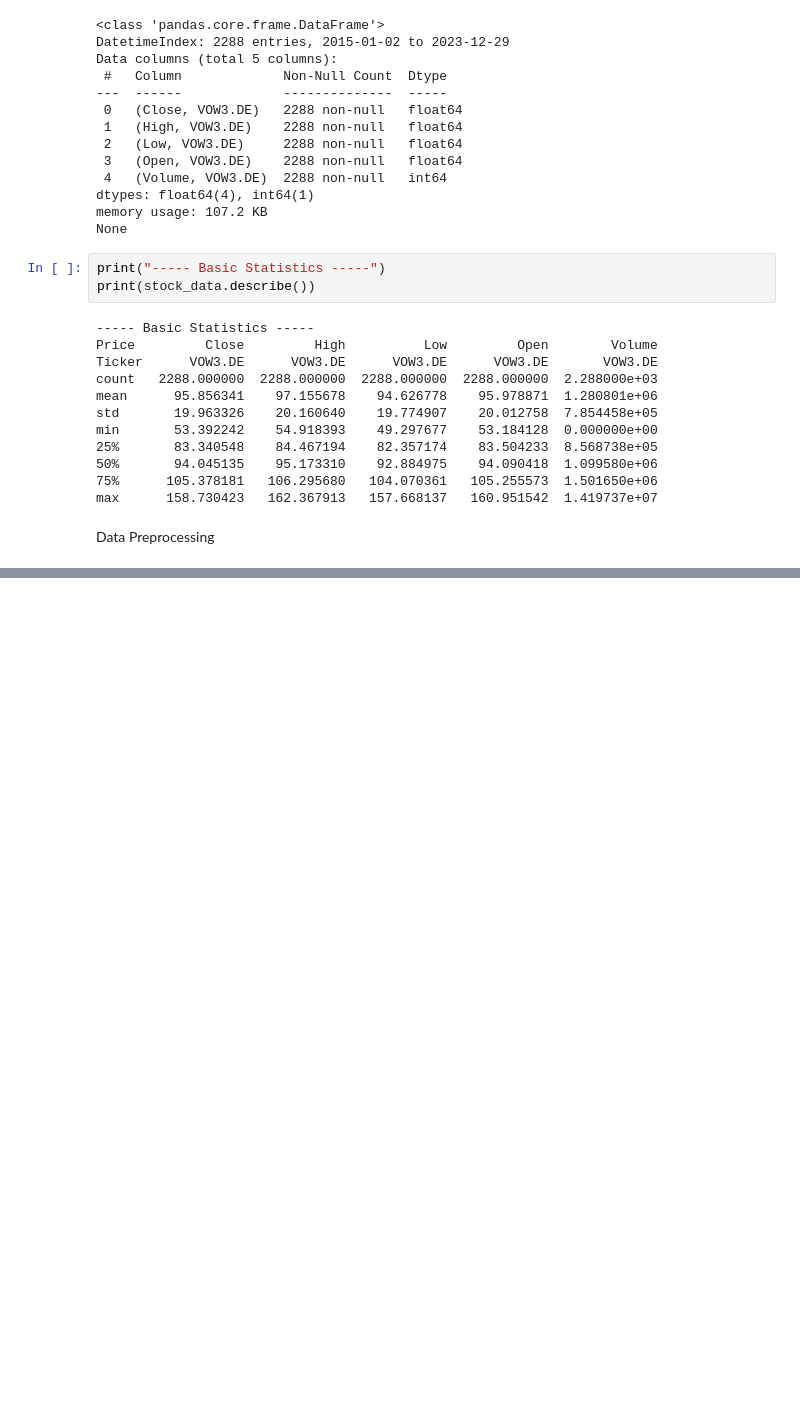
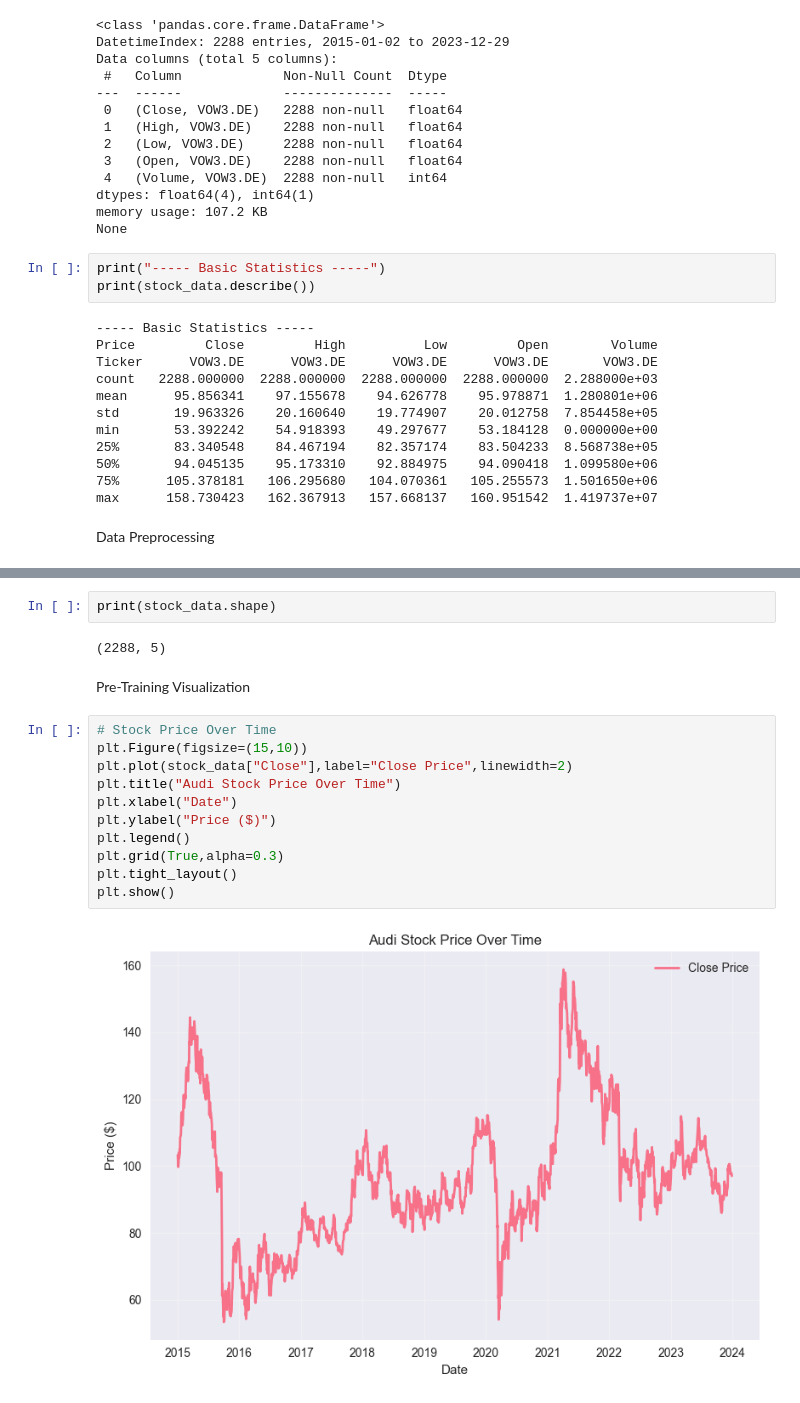
Before and after one commit to charlesakinnurun/audi-stock, a Jupyter notebook: model.ipynb, the cells around one changed output, grey strips where cells are left out. Saved outputs shown, nothing was run; the diff lists cells and outputs as text; blank space fills up the shorter version.

```diff
--- a/model.ipynb
+++ b/model.ipynb
@@ -155,0 +144,19 @@ print(stock_data_duplicated2)
+# %%
+print(stock_data.shape)
+# %% [output]
+(2288, 5)
+# %% [markdown]
+Pre-Training Visualization
+# %%
+# Stock Price Over Time
+plt.Figure(figsize=(15,10))
+plt.plot(stock_data["Close"],label="Close Price",linewidth=2)
+plt.title("Audi Stock Price Over Time")
+plt.xlabel("Date")
+plt.ylabel("Price ($)")
+plt.legend()
+plt.grid(True,alpha=0.3)
+plt.tight_layout()
+plt.show()
+# %% [output]
+[figure, added]
```
Also changed, not shown: parts of 32 cells of this notebook.
